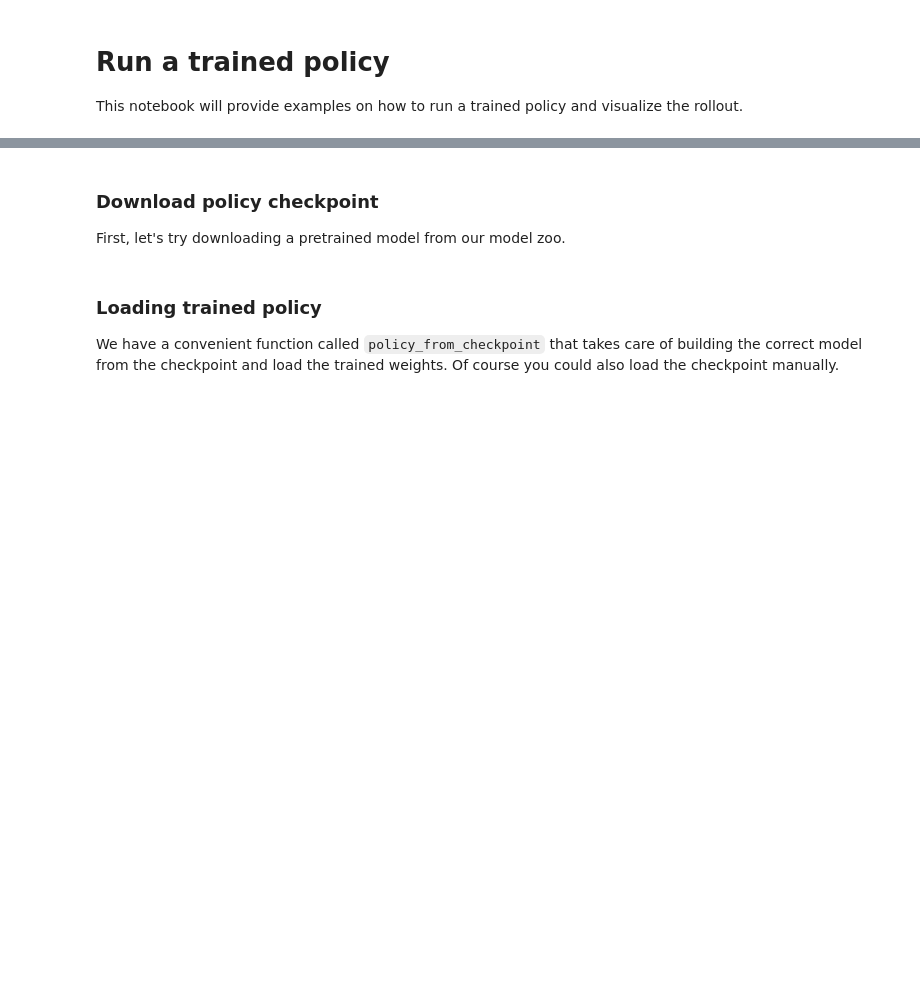
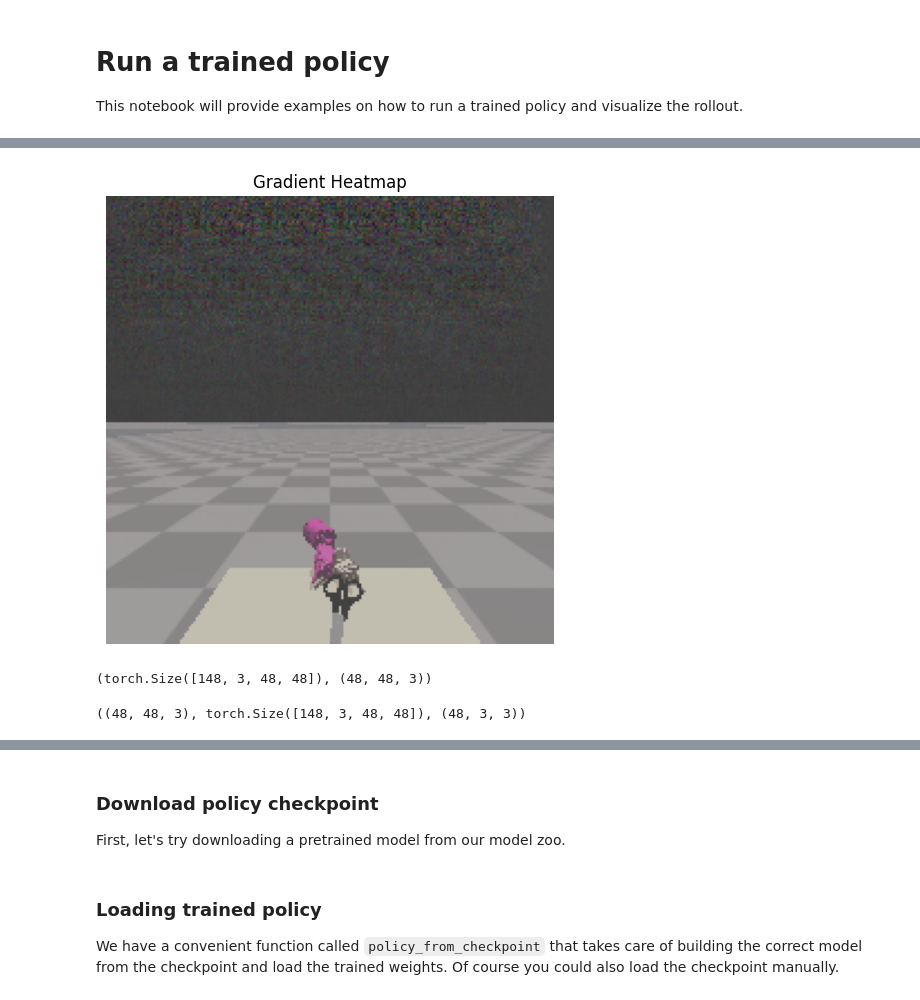
Before and after one commit to pairlab/fancy-bc, a Jupyter notebook: examples/notebooks/run_policy.ipynb, the cells around one changed output, grey strips where cells are left out. Saved outputs shown, nothing was run; the diff lists cells and outputs as text; code cells hidden in the pictures; blank space fills up the shorter version.

```diff
--- a/examples/notebooks/run_policy.ipynb
+++ b/examples/notebooks/run_policy.ipynb
@@ -42,0 +36,3 @@ ROBOMIMIC WARNING(
+# %%
+from env_bidex import create_bidex_env
+env = create_bidex_env("ShadowHandScissors", "ppo", False)
@@ -42,0 +114,74 @@ ROBOMIMIC WARNING(
+# %%
+import h5py
+hdf5_path = "/home/krishnans/ngc/DexterousHands/policy_learning_toolkit/train/bidex_runs/ShadowHandScissors/ppo/ppo_seed-1/rollouts_1000.hdf5"
+
+data = h5py.File(hdf5_path, "r")
+cam_obs_keys = list(filter(lambda x: "camera" in x, list(data["data/demo_0/obs"].keys())))
+# %%
+d_idx =
+data_dict = {'obs': {cam_obs_key: data[f'data/demo_{d_idx}/obs/fixed_camera'][:]},
+             'actions': data[f'data/demo_{d_idx}/actions'][:]}
+tensor_data_dict = TensorUtils.to_device(TensorUtils.to_tensor(data_dict), policy.policy.device)
+input_dict = policy.policy.process_batch_for_training(tensor_data_dict)
+input_dict = policy.policy.postprocess_batch_for_training(input_dict, obs_normalization_stats=None)
+# %%
+import matplotlib.pyplot as plt
+
+cam_obs_key = 'fixed_camera'
+obs_encoder = policy.policy.nets['policy'].nets['encoder'].nets['obs']
+obs_randomizer = obs_encoder.obs_randomizers[cam_obs_key]
+obs_net = obs_encoder.obs_nets[cam_obs_key] # Spatial Softmax
+backbone = obs_net.nets[:1]
+
+obs_processed = obs_randomizer[0].forward_in(tensor_data_dict['obs'][cam_obs_key].permute(0, 3, 1, 2)).requires_grad_(True)
+
+obs_backbone_feat = backbone(obs_processed)
+weights = obs_net.nets[1](obs_backbone_feat) #.sum().backward()
+
+indices = weights.argmax(dim=-1).to(torch.int64).detach()
+
+num_keypoints = indices.shape[-1] // 2
+x_indices = indices[..., :num_keypoints]
+y_indices = indices[..., num_keypoints:]
+
+max_features = obs_backbone_feat[torch.arange(obs_backbone_feat.shape[0]).unsqueeze(-1),
+                                 y_indices,
+                                 x_indices]
+sum_max_features = max_features.sum(dim=1)
+
+sum_max_features.sum().backward()
+
+# Normalize the gradients for visualization
+gradients = obs_processed.grad
+gradients = gradients - gradients.min()
+gradients /= gradients.max()
+
+idx = 147
+img = obs_processed[idx].permute(1, 2, 0).detach().cpu().numpy()
+
+# Upsample the gradients to match the original image size
+# gradients_upsampled = torch.nn.functional.interpolate(gradients, size=img.shape, mode='bilinear', align_corners=False)
+gradients_upsampled = gradients.cpu().numpy()[idx].transpose(1, 2, 0)
+
+# Convert to numpy and transpose (H, W, C)
+# gradients_upsampled = gradients_upsampled.cpu().numpy()[0].transpose(1, 2, 0)
+
+# Plot the gradient heatmap on top of the original image
+fig, ax = plt.subplots(figsize=(5, 5))
+ax.imshow(img)
+ax.imshow(gradients_upsampled, cmap='jet', alpha=0.5)
+ax.set_title("Gradient Heatmap")
+ax.axis('off')
+
+plt.tight_layout()
+plt.show()
+# %% [output]
+[figure, added]
+# %%
+gradients.shape, img.shape
+# %% [output]
+(torch.Size([148, 3, 48, 48]), (48, 48, 3))
+# %%
+img.shape, gradients.shape, gradients_upsampled.shape
+# %% [output]
+((48, 48, 3), torch.Size([148, 3, 48, 48]), (48, 3, 3))
```
Also changed, not shown: parts of 10 cells of this notebook, 4 other files.
